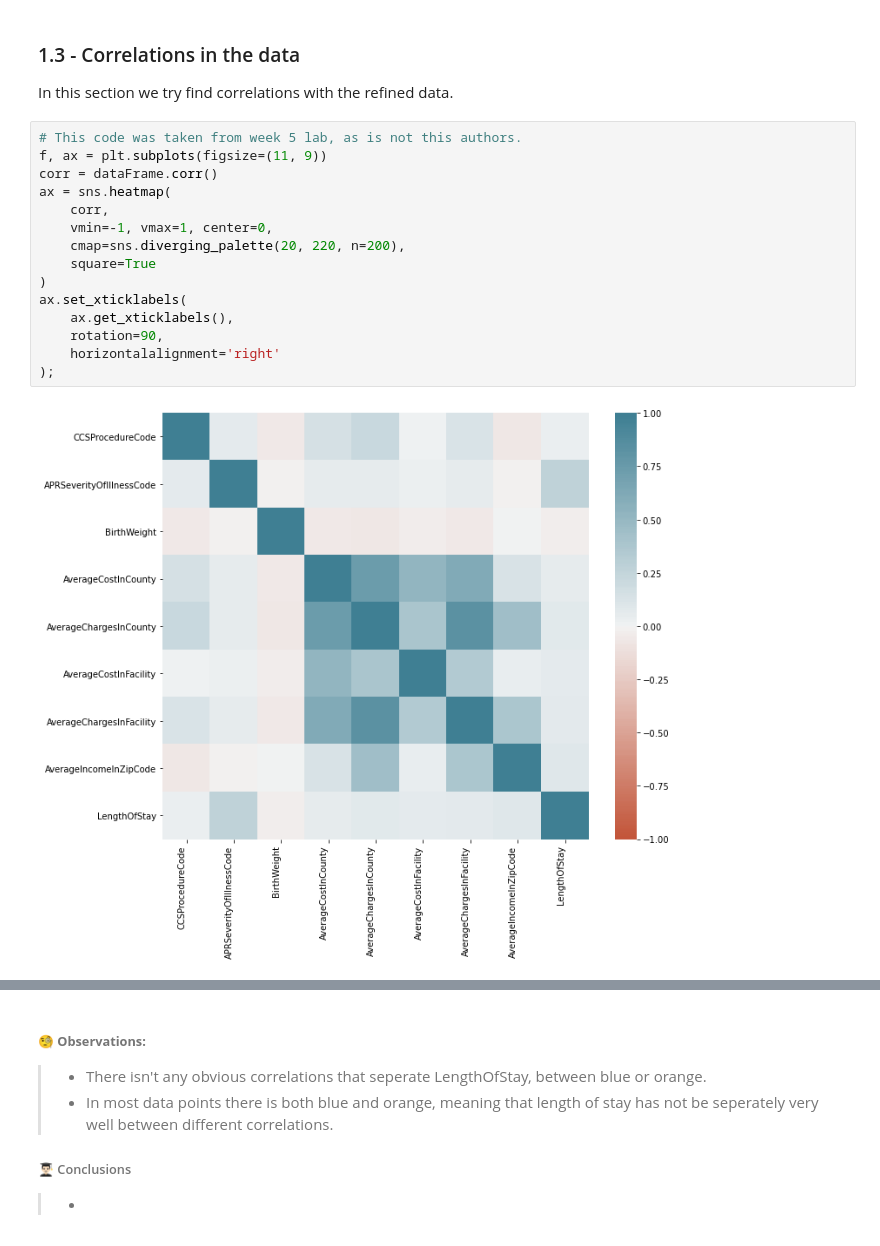
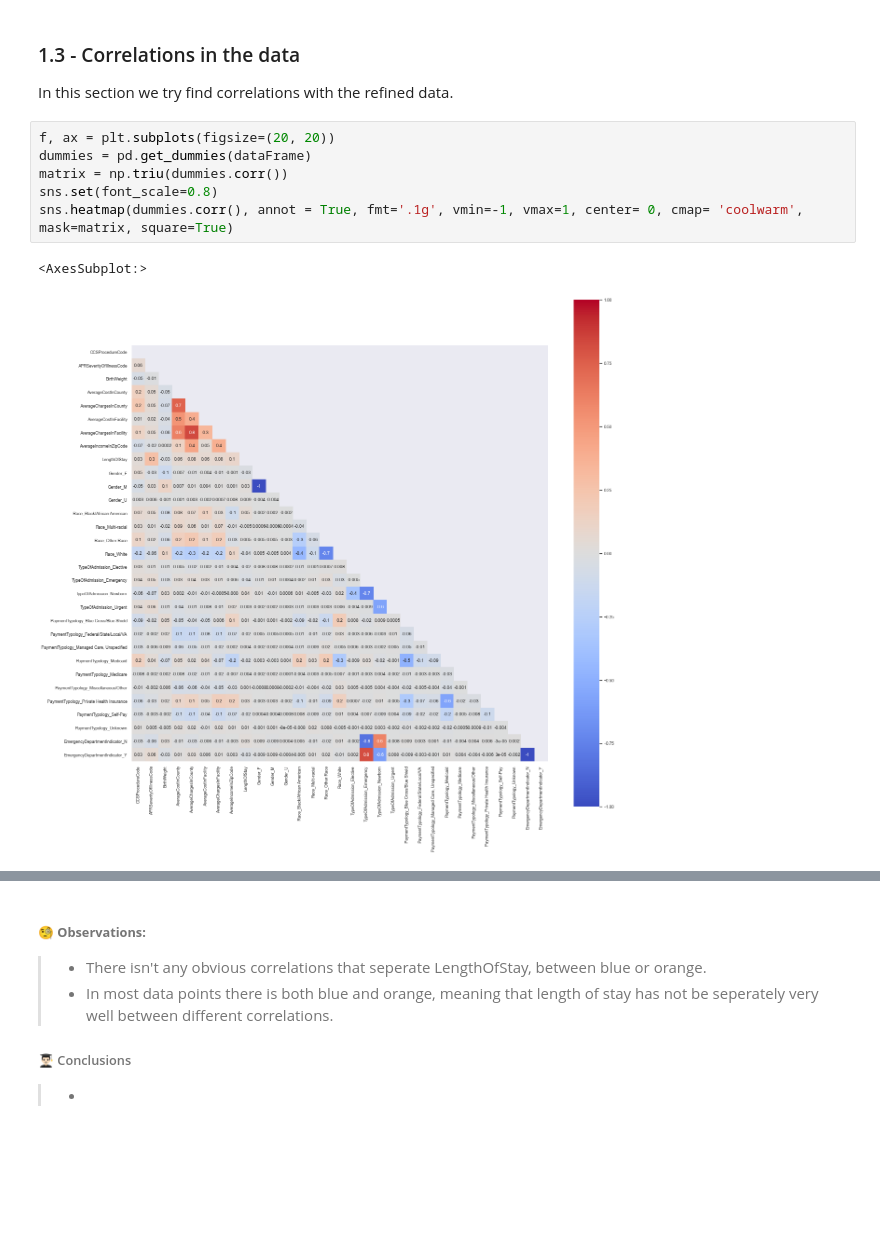
Before and after one commit to Luke-Mason/ML-A1, a Jupyter notebook: Assignment-1.ipynb, the cells around one changed output, grey strips where cells are left out. Saved outputs shown, nothing was run; the diff lists cells and outputs as text; blank space fills up the shorter version.

```diff
--- a/Assignment-1.ipynb
+++ b/Assignment-1.ipynb
@@ -286,20 +250,12 @@ New of Illness Code 4: 0
 # %% [markdown]
 ### 1.3 - Correlations in the data
 In this section we try find correlations with the refined data.
-# %%
-# This code was taken from week 5 lab, as is not this authors.
-f, ax = plt.subplots(figsize=(11, 9))
-corr = dataFrame.corr()
-ax = sns.heatmap(
-    corr,
-    vmin=-1, vmax=1, center=0,
-    cmap=sns.diverging_palette(20, 220, n=200),
-    square=True
-)
-ax.set_xticklabels(
-    ax.get_xticklabels(),
-    rotation=90,
-    horizontalalignment='right'
-);
-# %% [output]
-[figure, removed]
+# %%
+f, ax = plt.subplots(figsize=(20, 20))
+dummies = pd.get_dummies(dataFrame)
+matrix = np.triu(dummies.corr())
+sns.set(font_scale=0.8)
+sns.heatmap(dummies.corr(), annot = True, fmt='.1g', vmin=-1, vmax=1, center= 0, cmap= 'coolwarm', mask=matrix, square=True)
+# %% [output]
+<AxesSubplot:>
+[figure, added]
```
Also changed, not shown: parts of 21 cells of this notebook.
